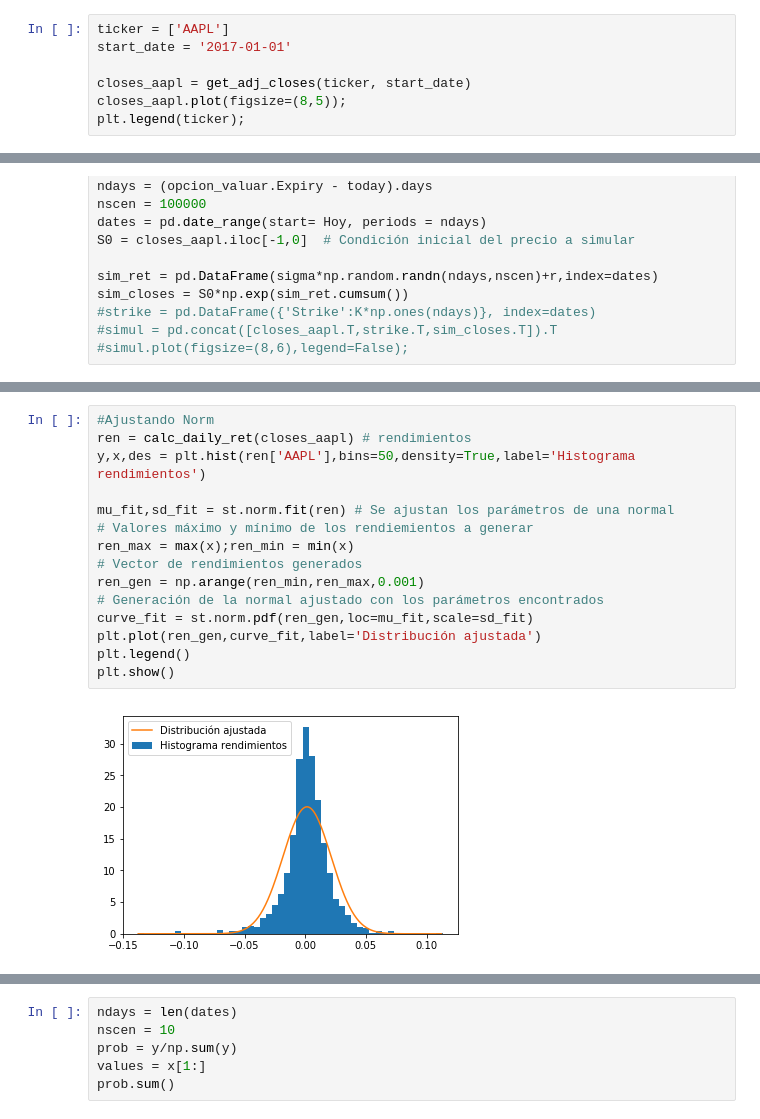
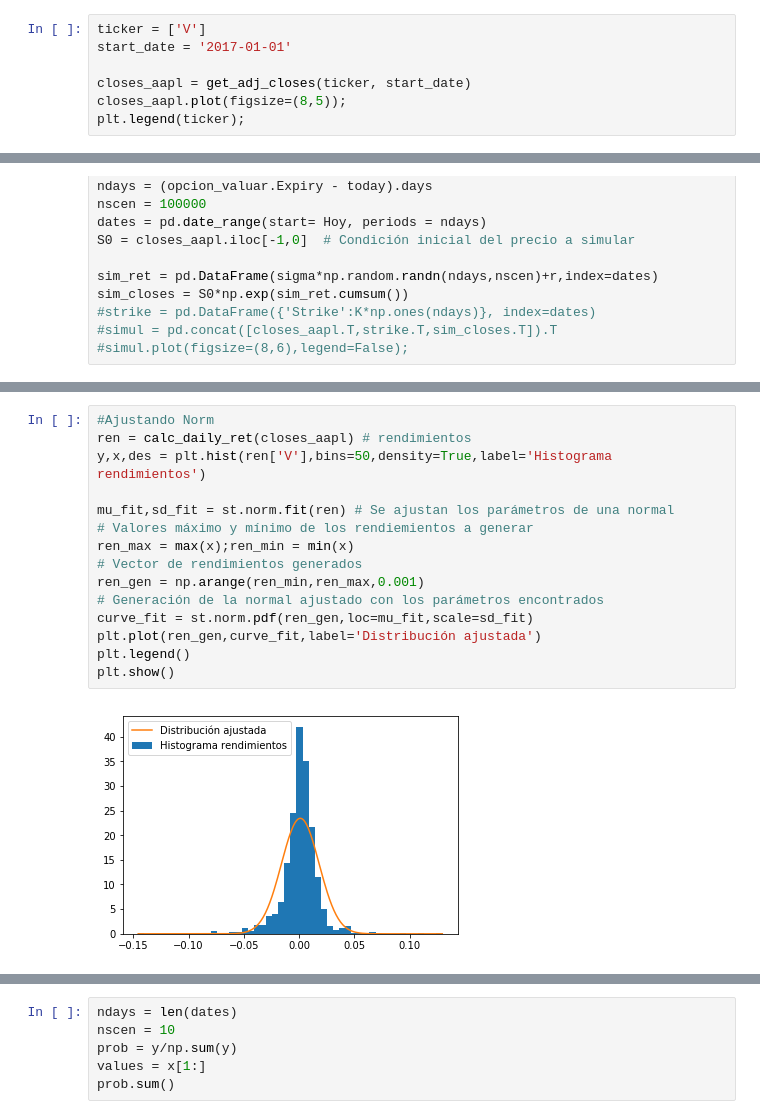
Before and after one commit to GerardoRVL97/TAREA_9_RUIZ_G_VAZQUEZ_C, a Jupyter notebook: TAREA_9_VAZQUEZ_C_RUIZ_G.ipynb, the cells around one changed output, grey strips where cells are left out. Cells and saved outputs as stored; diff of their text form.

```diff
--- a/TAREA_9_VAZQUEZ_C_RUIZ_G.ipynb
+++ b/TAREA_9_VAZQUEZ_C_RUIZ_G.ipynb
@@ -120,7 +117,7 @@ def get_adj_closes(tickers, start_date=None, end_date=None):
     closes.sort_index(inplace=True)
     return closes
 # %%
-ticker = ['AAPL']
+ticker = ['V']
 start_date = '2017-01-01'
 
 closes_aapl = get_adj_closes(ticker, start_date)
@@ -474,20 +471,20 @@ print(i2)
 # %%
 #Ajustando Norm
 ren = calc_daily_ret(closes_aapl) # rendimientos
-y,x,des = plt.hist(ren['AAPL'],bins=50,density=True,label='Histograma rendimientos')
+y,x,des = plt.hist(ren['V'],bins=50,density=True,label='Histograma rendimientos')
 
 mu_fit,sd_fit = st.norm.fit(ren) # Se ajustan los parámetros de una normal
 # Valores máximo y mínimo de los rendiemientos a generar
 ren_max = max(x);ren_min = min(x)
 # Vector de rendimientos generados
 ren_gen = np.arange(ren_min,ren_max,0.001)
 # Generación de la normal ajustado con los parámetros encontrados
 curve_fit = st.norm.pdf(ren_gen,loc=mu_fit,scale=sd_fit)
 plt.plot(ren_gen,curve_fit,label='Distribución ajustada')
 plt.legend()
 plt.show()
 # %% [output]
-[figure, old version]
+[figure, new version]
 # %%
 # rendimientos
 ren = calc_daily_ret(closes_aapl)
```
Also changed, not shown: parts of 47 cells of this notebook.
